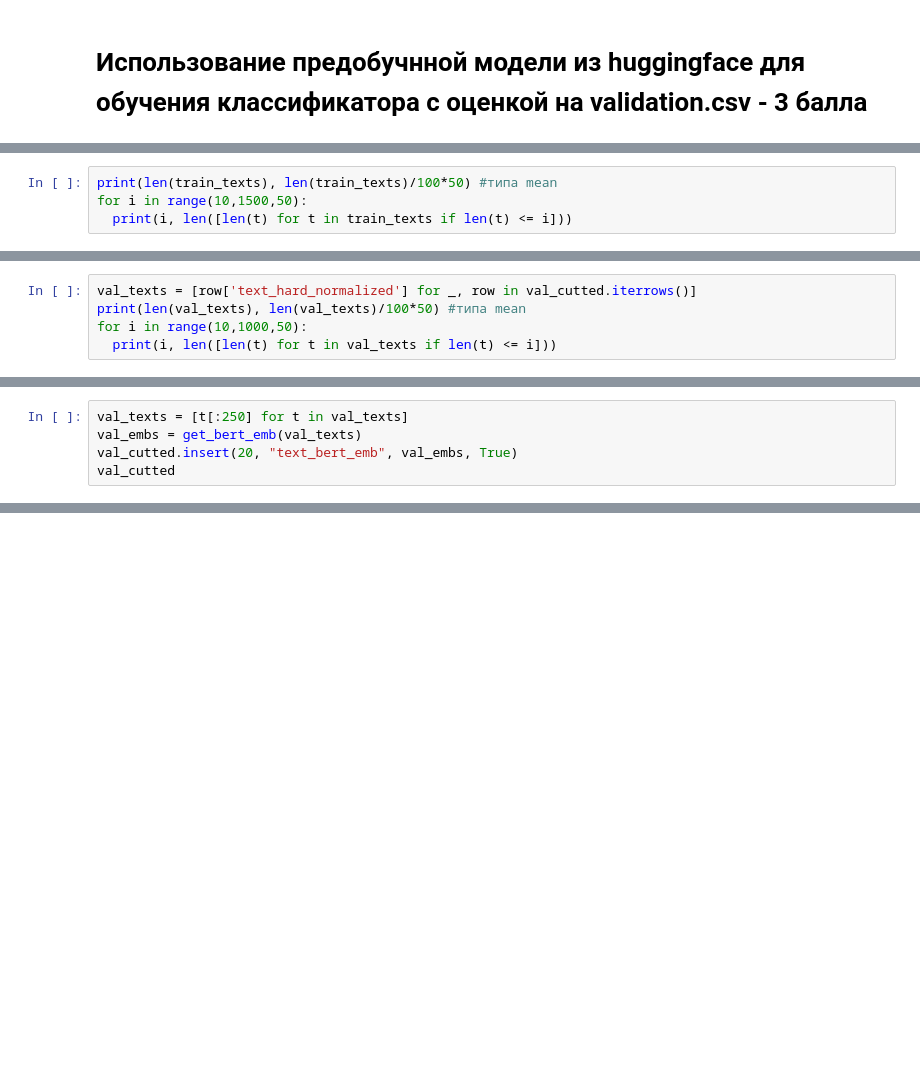
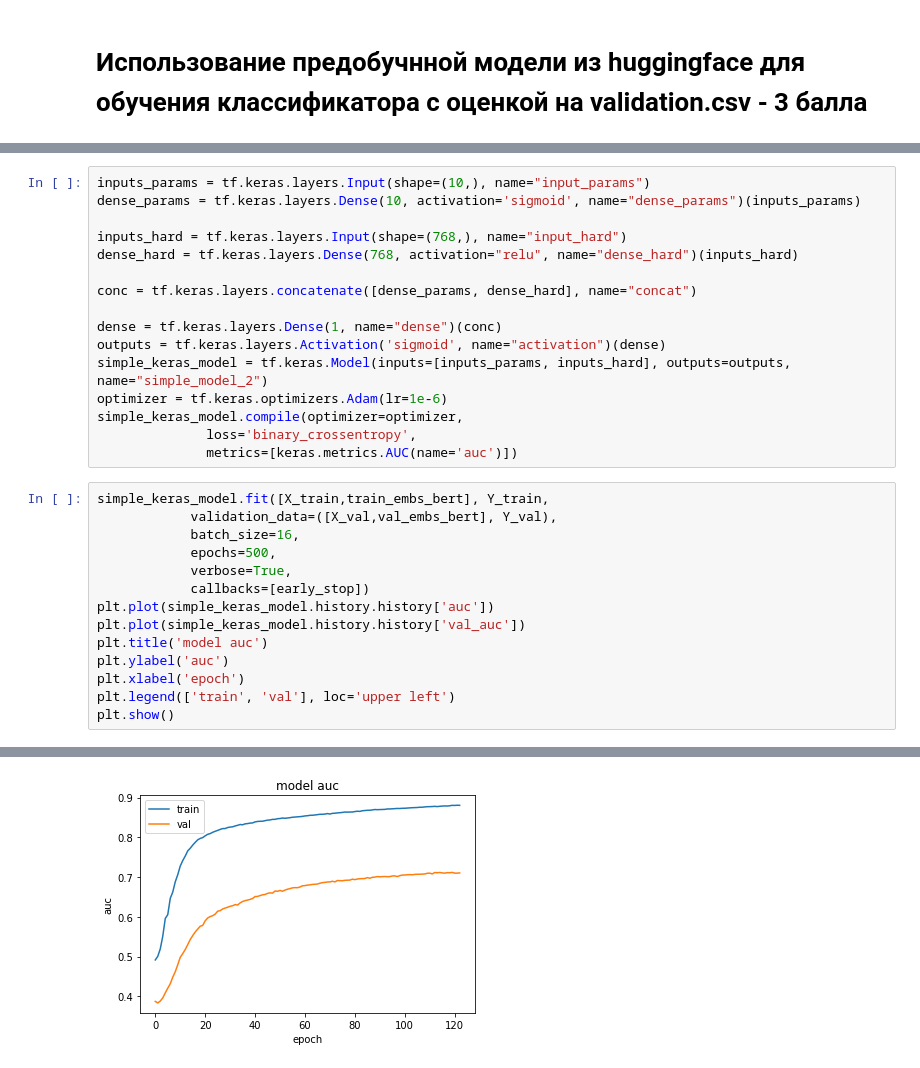
Before and after one commit to lwahomura/ML, a Jupyter notebook: Exam.ipynb, the cells around one changed output, grey strips where cells are left out. Saved outputs shown, nothing was run; the diff lists cells and outputs as text; blank space fills up the shorter version.

```diff
--- a/Exam.ipynb
+++ b/Exam.ipynb
@@ -912,4 +912,0 @@ train_texts = [row['text_hard_normalized'] for _, row in train_cutted.iterrows()
-# %%
-print(len(train_texts), len(train_texts)/100*50) #типа mean
-for i in range(10,1500,50):
-  print(i, len([len(t) for t in train_texts if len(t) <= i]))
@@ -956,5 +928,0 @@ train_cutted = train_cutted.drop(columns=['text_bert_tokens'])
-# %%
-val_texts = [row['text_hard_normalized'] for _, row in val_cutted.iterrows()]
-print(len(val_texts), len(val_texts)/100*50) #типа mean
-for i in range(10,1000,50):
-  print(i, len([len(t) for t in val_texts if len(t) <= i]))
@@ -979,5 +928,0 @@ for i in range(10,1000,50):
-# %%
-val_texts = [t[:250] for t in val_texts]
-val_embs = get_bert_emb(val_texts)
-val_cutted.insert(20, "text_bert_emb", val_embs, True)
-val_cutted
@@ -983,0 +945,31 @@ val_cutted
+# %%
+inputs_params = tf.keras.layers.Input(shape=(10,), name="input_params")
+dense_params = tf.keras.layers.Dense(10, activation='sigmoid', name="dense_params")(inputs_params)
+
+inputs_hard = tf.keras.layers.Input(shape=(768,), name="input_hard")
+dense_hard = tf.keras.layers.Dense(768, activation="relu", name="dense_hard")(inputs_hard)
+
+conc = tf.keras.layers.concatenate([dense_params, dense_hard], name="concat")
+
+dense = tf.keras.layers.Dense(1, name="dense")(conc)
+outputs = tf.keras.layers.Activation('sigmoid', name="activation")(dense)
+simple_keras_model = tf.keras.Model(inputs=[inputs_params, inputs_hard], outputs=outputs, name="simple_model_2")
+optimizer = tf.keras.optimizers.Adam(lr=1e-6)
+simple_keras_model.compile(optimizer=optimizer,
+              loss='binary_crossentropy',
+              metrics=[keras.metrics.AUC(name='auc')])
+# %%
+simple_keras_model.fit([X_train,train_embs_bert], Y_train,
+            validation_data=([X_val,val_embs_bert], Y_val),
+            batch_size=16,
+            epochs=500,
+            verbose=True,
+            callbacks=[early_stop])
+plt.plot(simple_keras_model.history.history['auc'])
+plt.plot(simple_keras_model.history.history['val_auc'])
+plt.title('model auc')
+plt.ylabel('auc')
+plt.xlabel('epoch')
+plt.legend(['train', 'val'], loc='upper left')
+plt.show()
+# %% [output]
@@ -983,0 +993 @@ val_cutted
+[figure, added]
```
Also changed, not shown: parts of 12 cells of this notebook.
